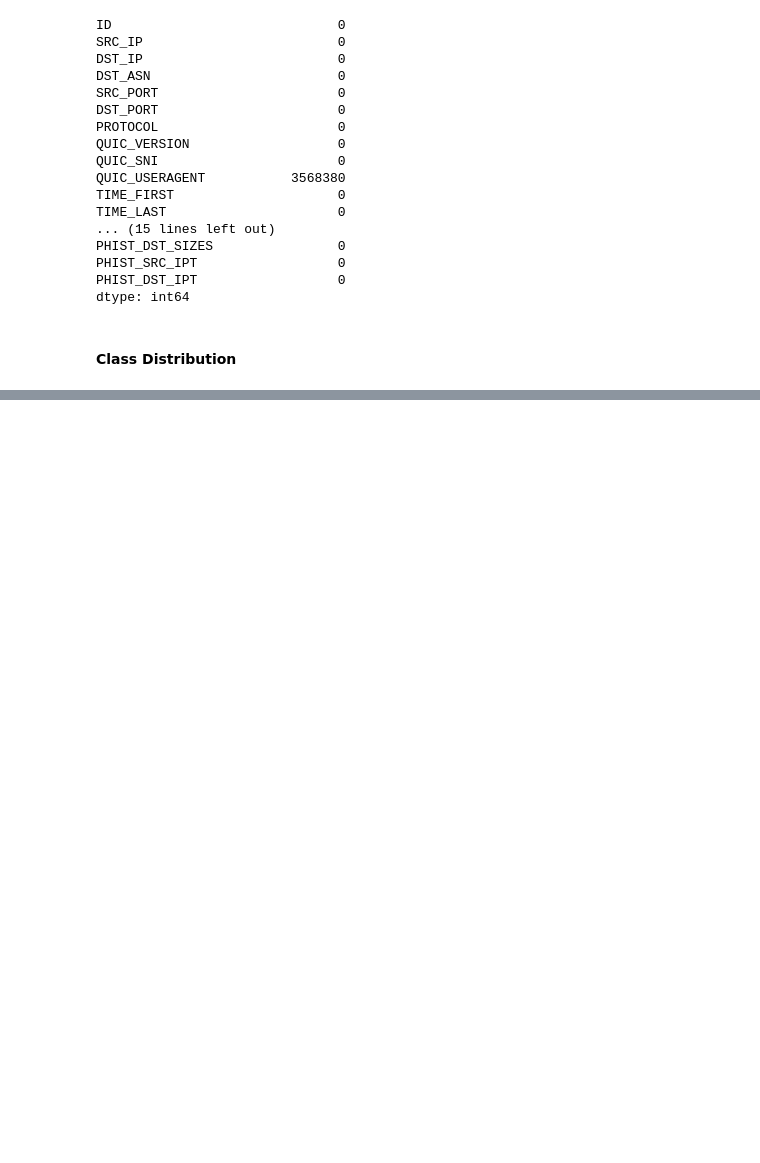
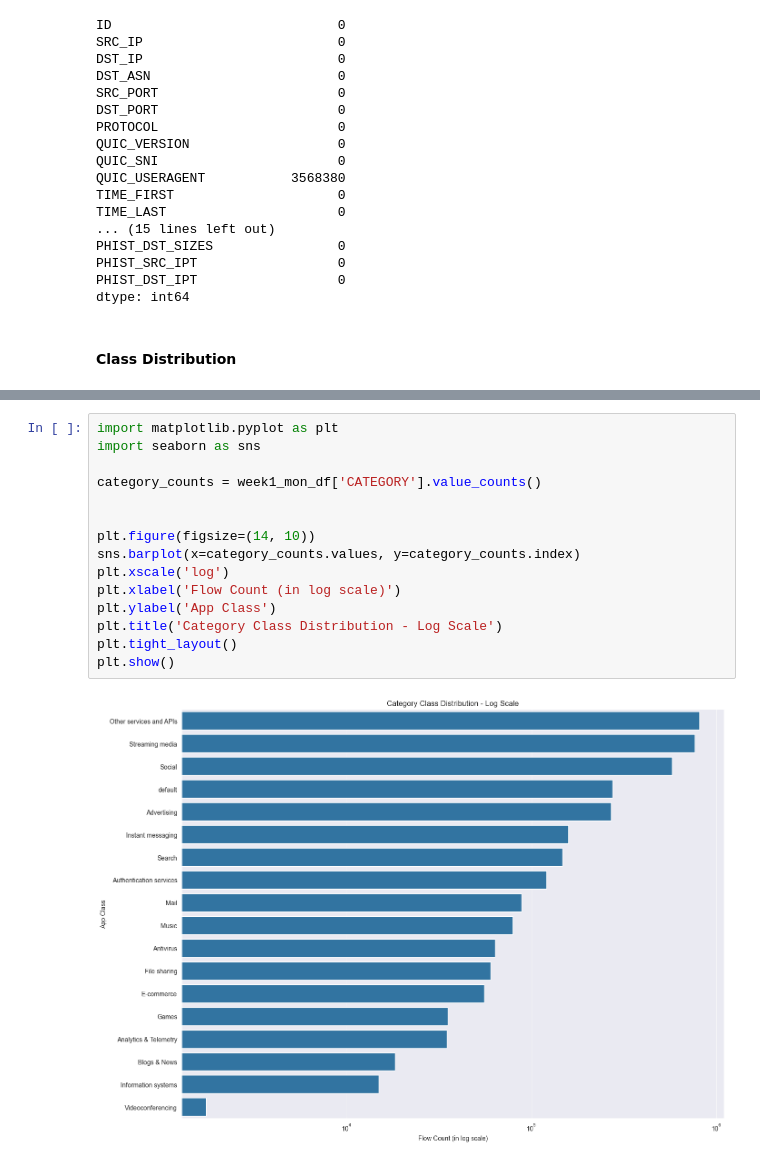
Before and after one commit to ShaneBrodigan/QUIC_Network_Traffic_Identification, a Jupyter notebook: Analysis.ipynb, the cells around one changed output, grey strips where cells are left out. Saved outputs shown, nothing was run; the diff lists cells and outputs as text; blank space fills up the shorter version.

```diff
--- a/Analysis.ipynb
+++ b/Analysis.ipynb
@@ -100,0 +123,17 @@ app_provider_percentage = app_counts
+# %%
+import matplotlib.pyplot as plt
+import seaborn as sns
+
+category_counts = week1_mon_df['CATEGORY'].value_counts()
+
+
+plt.figure(figsize=(14, 10))
+sns.barplot(x=category_counts.values, y=category_counts.index)
+plt.xscale('log')
+plt.xlabel('Flow Count (in log scale)')
+plt.ylabel('App Class')
+plt.title('Category Class Distribution - Log Scale')
+plt.tight_layout()
+plt.show()
+# %% [output]
+[figure, added]
```
Also changed, not shown: parts of 8 cells of this notebook, 5 other files.
